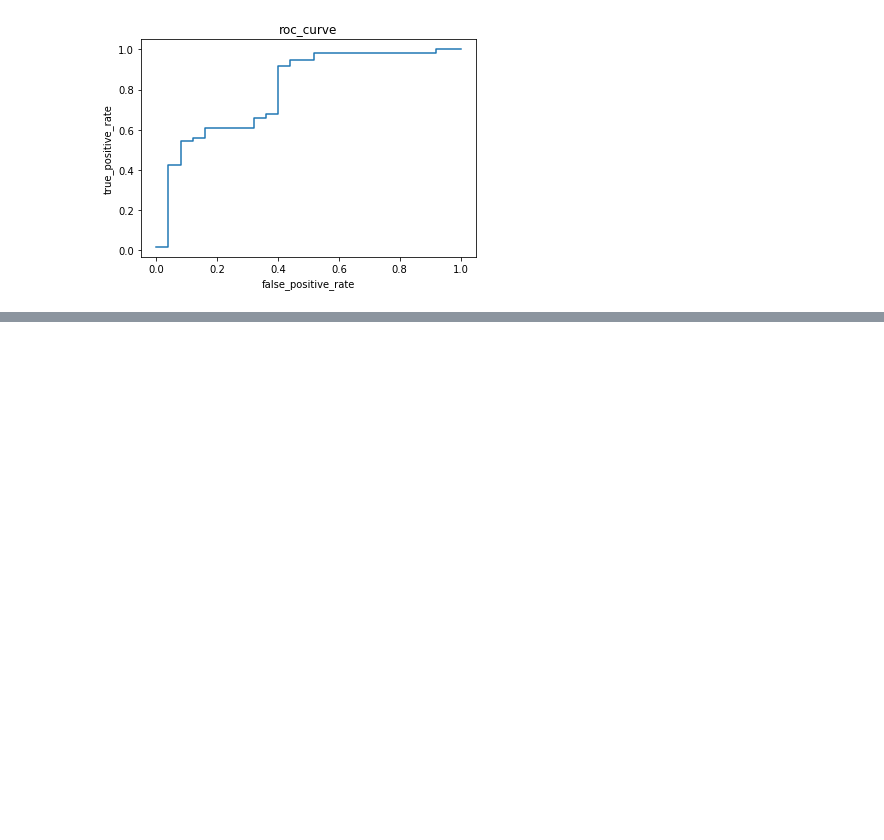
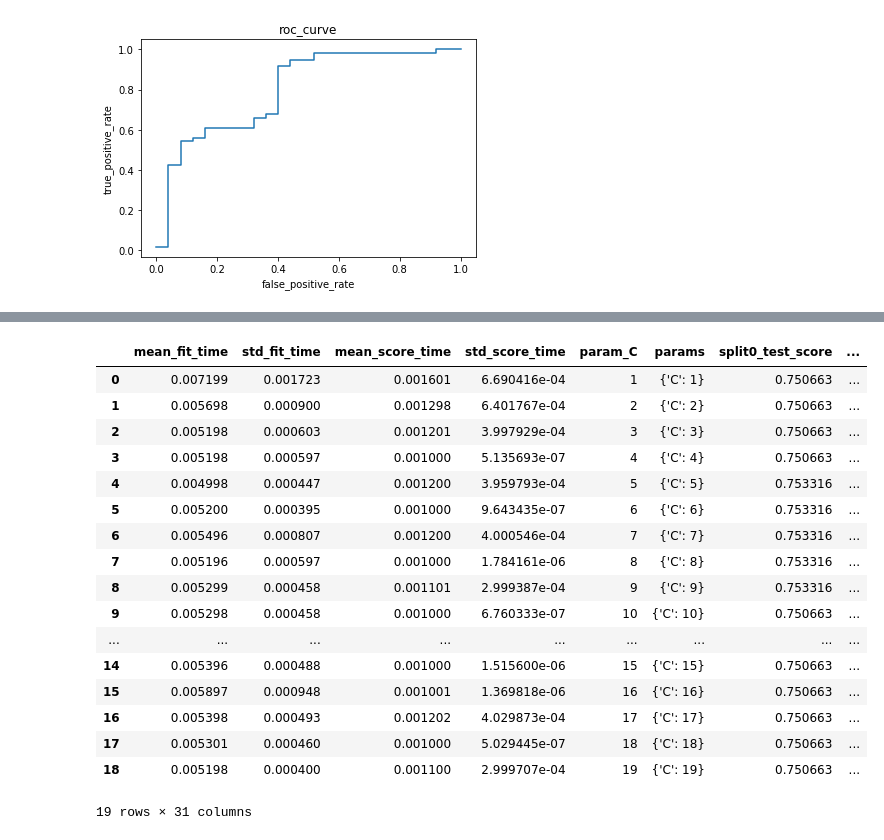
Before and after one commit to Justmiku/ml_project, a Jupyter notebook: loan_prediction.ipynb, the cells around one changed output, grey strips where cells are left out. Saved outputs shown, nothing was run; the diff lists cells and outputs as text; code cells hidden in the pictures; blank space fills up the shorter version.

```diff
--- a/loan_prediction.ipynb
+++ b/loan_prediction.ipynb
@@ -730,0 +778,3 @@ Text(0.5,1,'roc_curve')
+# %%
+param_grid=dict(C=c_range)
+param_grid
@@ -730,0 +799,21 @@ Text(0.5,1,'roc_curve')
+# %%
+cv_results_df
+# %% [output]
+|  | mean_fit_time | std_fit_time | mean_score_time | std_score_time | param_C | params | split0_test_score | ... |
+| 0 | 0.007199 | 0.001723 | 0.001601 | 6.690416e-04 | 1 | {'C': 1} | 0.750663 | ... |
+| 1 | 0.005698 | 0.000900 | 0.001298 | 6.401767e-04 | 2 | {'C': 2} | 0.750663 | ... |
+| 2 | 0.005198 | 0.000603 | 0.001201 | 3.997929e-04 | 3 | {'C': 3} | 0.750663 | ... |
+| 3 | 0.005198 | 0.000597 | 0.001000 | 5.135693e-07 | 4 | {'C': 4} | 0.750663 | ... |
+| 4 | 0.004998 | 0.000447 | 0.001200 | 3.959793e-04 | 5 | {'C': 5} | 0.753316 | ... |
+| 5 | 0.005200 | 0.000395 | 0.001000 | 9.643435e-07 | 6 | {'C': 6} | 0.753316 | ... |
+| 6 | 0.005496 | 0.000807 | 0.001200 | 4.000546e-04 | 7 | {'C': 7} | 0.753316 | ... |
+| 7 | 0.005196 | 0.000597 | 0.001000 | 1.784161e-06 | 8 | {'C': 8} | 0.753316 | ... |
+| 8 | 0.005299 | 0.000458 | 0.001101 | 2.999387e-04 | 9 | {'C': 9} | 0.753316 | ... |
+| 9 | 0.005298 | 0.000458 | 0.001000 | 6.760333e-07 | 10 | {'C': 10} | 0.750663 | ... |
+| ... | ... | ... | ... | ... | ... | ... | ... | ... |
+| 14 | 0.005396 | 0.000488 | 0.001000 | 1.515600e-06 | 15 | {'C': 15} | 0.750663 | ... |
+| 15 | 0.005897 | 0.000948 | 0.001001 | 1.369818e-06 | 16 | {'C': 16} | 0.750663 | ... |
+| 16 | 0.005398 | 0.000493 | 0.001202 | 4.029873e-04 | 17 | {'C': 17} | 0.750663 | ... |
+| 17 | 0.005301 | 0.000460 | 0.001000 | 5.029445e-07 | 18 | {'C': 18} | 0.750663 | ... |
+| 18 | 0.005198 | 0.000400 | 0.001100 | 2.999707e-04 | 19 | {'C': 19} | 0.750663 | ... |
+19 rows × 31 columns
```
Also changed, not shown: parts of 46 cells of this notebook.
